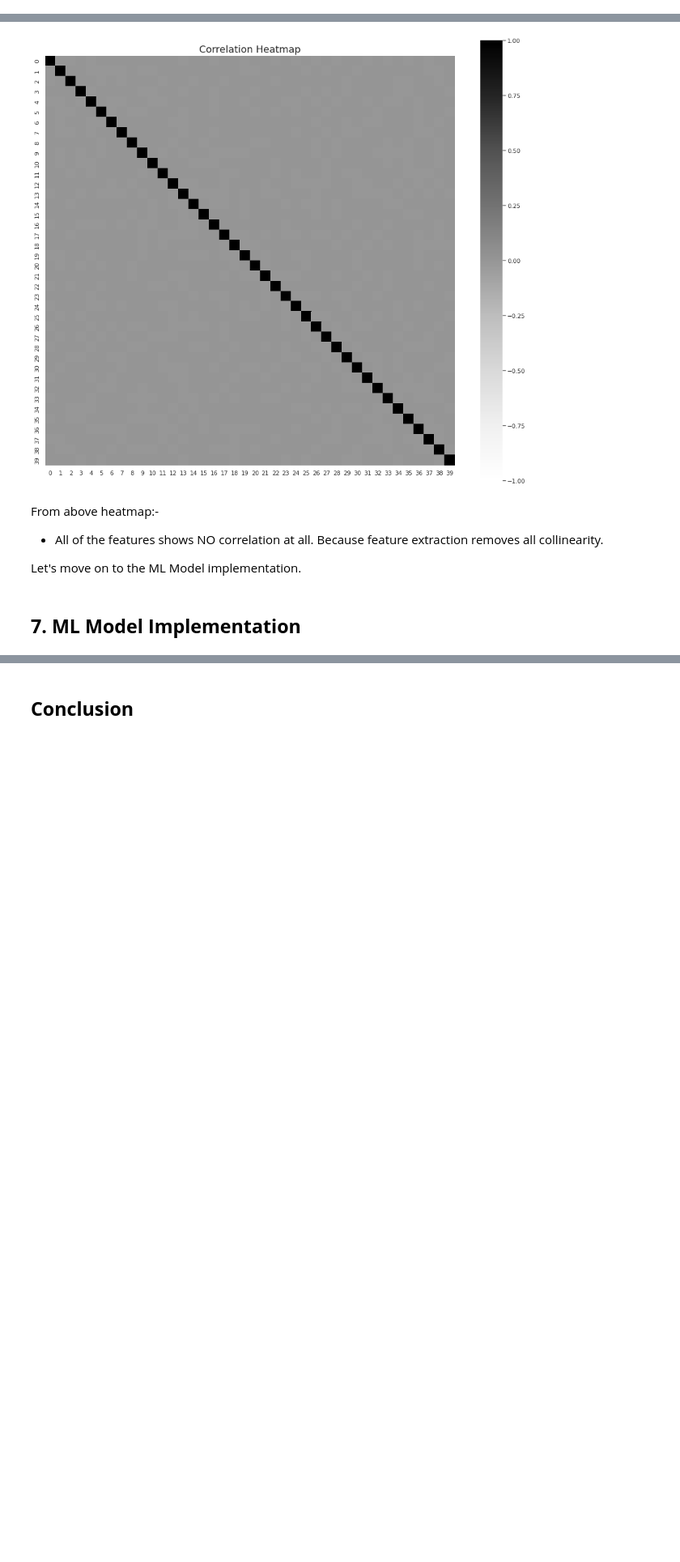
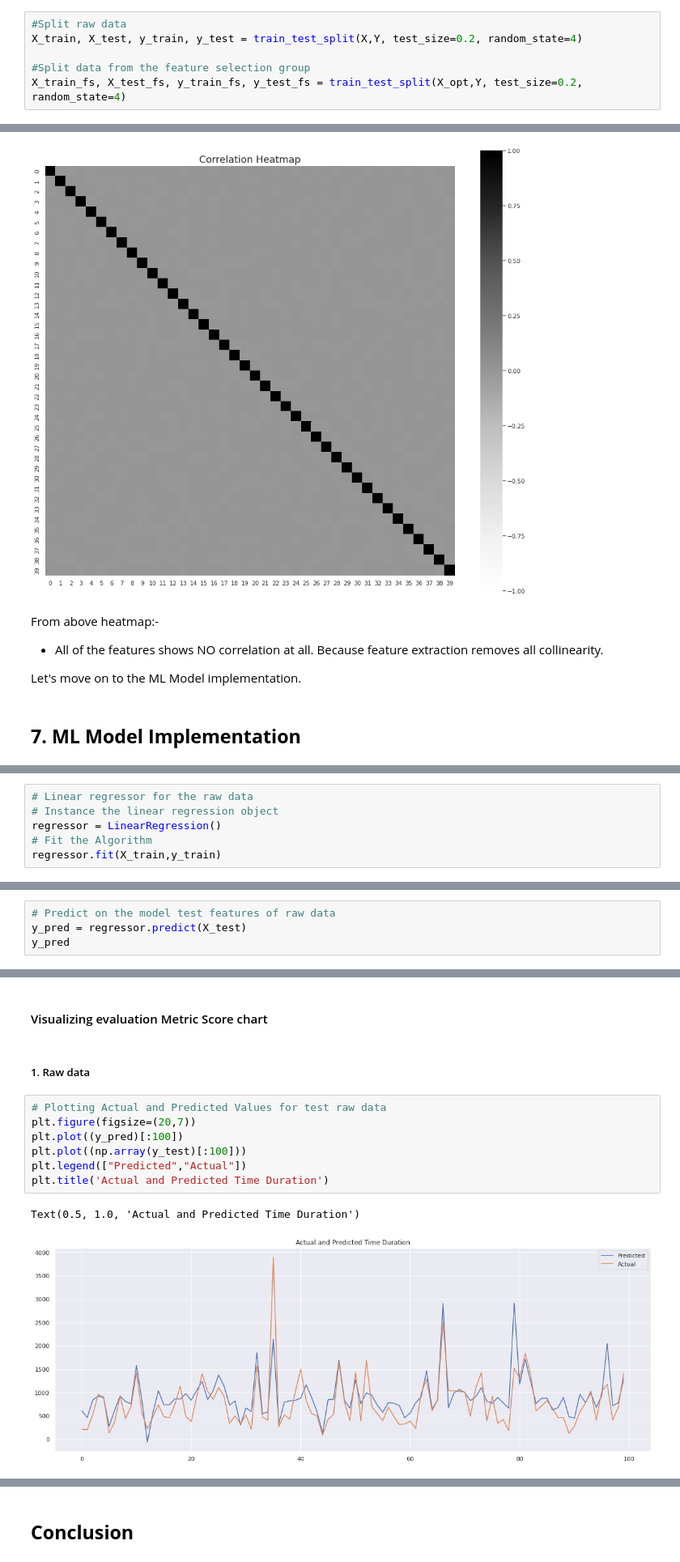
Before and after one commit to KrushnaChaure/NYC-Taxi-Trip-Time-Prediction, a Jupyter notebook: Krushna_Chaure_NYC_Taxi_Trip_Time_Prediction_Capstone_Project.ipynb, the cells around one changed output, grey strips where cells are left out. Shown at 81% size. Cells and saved outputs as stored; diff of their text form; blank space fills up the shorter version.

```diff
--- a/Krushna_Chaure_NYC_Taxi_Trip_Time_Prediction_Capstone_Project.ipynb
+++ b/Krushna_Chaure_NYC_Taxi_Trip_Time_Prediction_Capstone_Project.ipynb
@@ -1266,3 +1355,9 @@ So here we divide our data in two divison:-
 The train-test split is used to estimate the performance of machine learning algorithms that are applicable for prediction-based Algorithms/Applications. This method is a fast and easy procedure to perform such that we can compare our own machine learning model results to machine results.
 
 Before training our model on the dataset, we need to split the dataset into training and testing datasets. This is required to train our model on the major part of our dataset and test the accuracy of the model on the minor part. Let's split it.
+# %%
+#Split raw data
+X_train, X_test, y_train, y_test = train_test_split(X,Y, test_size=0.2, random_state=4)
+
+#Split data from the feature selection group
+X_train_fs, X_test_fs, y_train_fs, y_test_fs = train_test_split(X_opt,Y, test_size=0.2, random_state=4)
@@ -1347,0 +1473,6 @@ Let's move on to the  ML Model implementation.
+# %%
+# Linear regressor for the raw data
+# Instance the linear regression object
+regressor = LinearRegression()
+# Fit the Algorithm
+regressor.fit(X_train,y_train)
@@ -1347,0 +1567,4 @@ Let's move on to the  ML Model implementation.
+# %%
+# Predict on the model test features of raw data
+y_pred = regressor.predict(X_test)
+y_pred
@@ -1369,0 +1680,14 @@ def EvaluationMetric(Xt,yt,yp,disp="on"):
+# %% [markdown]
+#### Visualizing evaluation Metric Score chart
+# %% [markdown]
+##### 1. Raw data
+# %%
+# Plotting Actual and Predicted Values for test raw data
+plt.figure(figsize=(20,7))
+plt.plot((y_pred)[:100])
+plt.plot((np.array(y_test)[:100]))
+plt.legend(["Predicted","Actual"])
+plt.title('Actual and Predicted Time Duration')
+# %% [output]
+Text(0.5, 1.0, 'Actual and Predicted Time Duration')
+[figure, added]
```
Also changed, not shown: parts of 146 cells of this notebook.
